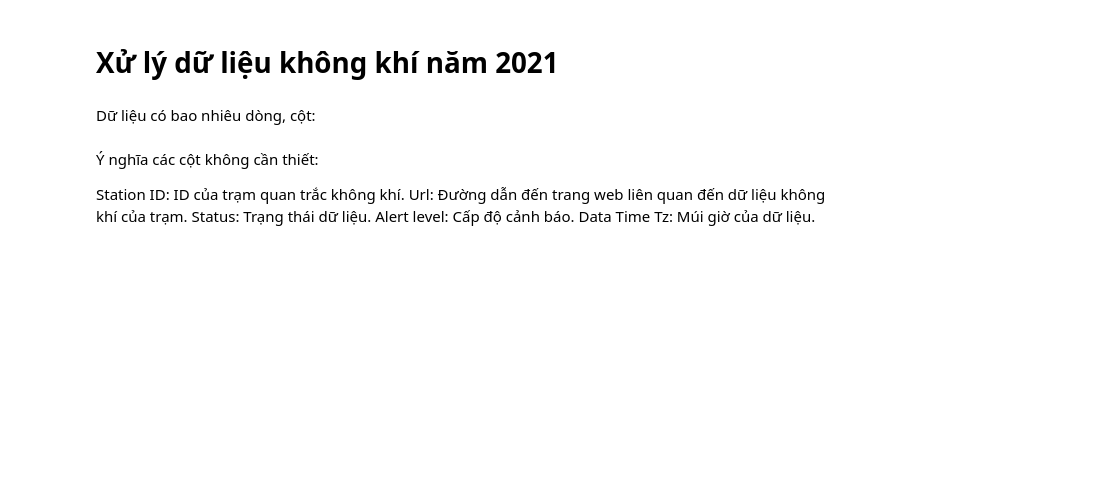
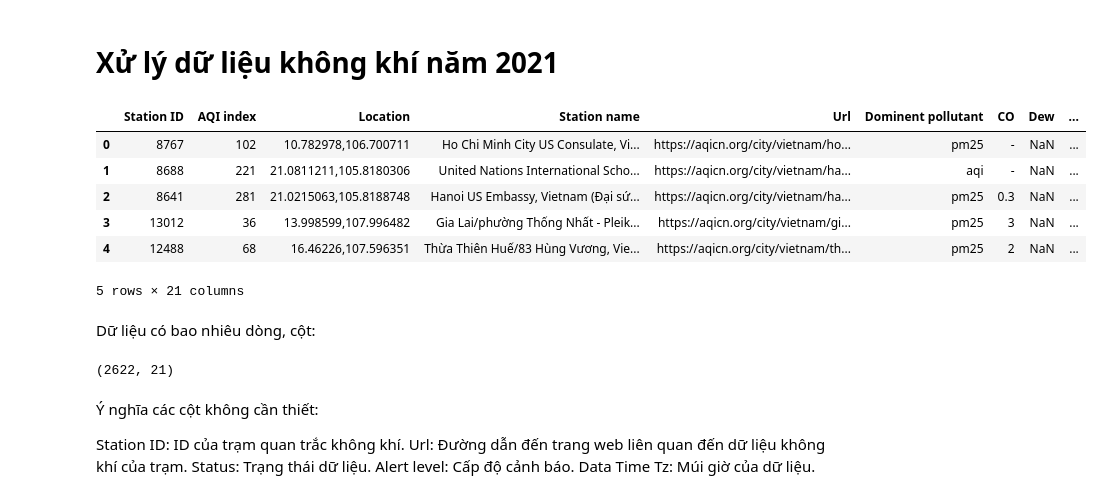
Before and after one commit to dthaiii/BTLPTDLL-2025-Nhom19, a Jupyter notebook: notebook/data_processing.ipynb, the cells around one changed output. Cells and saved outputs as stored; diff of their text form; code cells hidden in the pictures; blank space fills up the shorter version.

```diff
--- a/notebook/data_processing.ipynb
+++ b/notebook/data_processing.ipynb
@@ -6,13 +6,23 @@ import numpy as np
 import math
 import datetime as dt
 # %%
-df_2021 = pd.read_csv(r"datasets\historical_air_quality_2021_en.csv")
+df_2021 = pd.read_csv(r"E:\BTLPTDLL-2025\datasets\historical_air_quality_2021_en.csv")
 df_2021.head()
+# %% [output]
+|  | Station ID | AQI index | Location | Station name | Url | Dominent pollutant | CO | Dew | ... |
+| 0 | 8767 | 102 | 10.782978,106.700711 | Ho Chi Minh City US Consulate, Vi... | https://aqicn.org/city/vietnam/ho... | pm25 | - | NaN | ... |
+| 1 | 8688 | 221 | 21.0811211,105.8180306 | United Nations International Scho... | https://aqicn.org/city/vietnam/ha... | aqi | - | NaN | ... |
+| 2 | 8641 | 281 | 21.0215063,105.8188748 | Hanoi US Embassy, Vietnam (Đại sứ... | https://aqicn.org/city/vietnam/ha... | pm25 | 0.3 | NaN | ... |
+| 3 | 13012 | 36 | 13.998599,107.996482 | Gia Lai/phường Thống Nhất - Pleik... | https://aqicn.org/city/vietnam/gi... | pm25 | 3 | NaN | ... |
+| 4 | 12488 | 68 | 16.46226,107.596351 | Thừa Thiên Huế/83 Hùng Vương, Vie... | https://aqicn.org/city/vietnam/th... | pm25 | 2 | NaN | ... |
+5 rows × 21 columns
 # %% [markdown]
 Dữ liệu có bao nhiêu dòng, cột:
 # %%
 num_rows, num_cols = df_2021.shape
 num_rows, num_cols
+# %% [output]
+(2622, 21)
 # %% [markdown]
 Ý nghĩa các cột không cần thiết:
 
```
Also changed, not shown: parts of 17 cells of this notebook, 30 other files.
